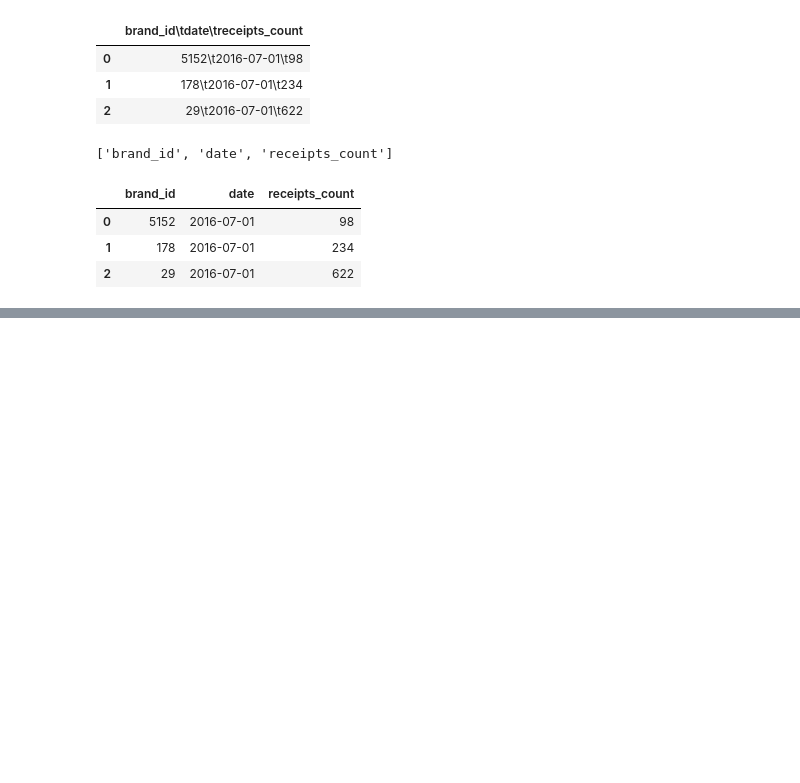
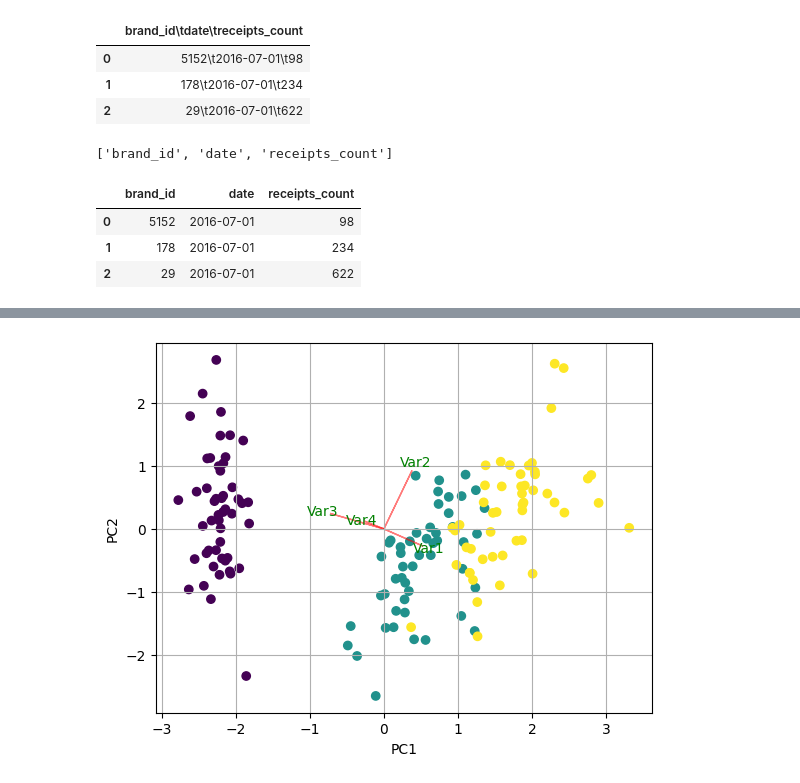
Before and after one commit to sawa25/project_8_2Y, a Jupyter notebook: lipton.ipynb, the cells around one changed output, grey strips where cells are left out. Drawn from its saved outputs; the diff is of its cells as text; code cells hidden in the pictures; blank space fills up the shorter version.

```diff
--- a/lipton.ipynb
+++ b/lipton.ipynb
@@ -37,0 +272,12 @@ memory usage: 10.9+ KB
+# %%
+import numpy as np
+import matplotlib.pyplot as plt
+from sklearn import datasets
+import pandas as pd
+from sklearn.preprocessing import StandardScaler
+from sklearn.decomposition import PCA
+
+iris = datasets.load_iris()
+X = iris.data
+y = iris.target
+display(X,y)
@@ -37,0 +309,11 @@ memory usage: 10.9+ KB
+# %%
+
+#In general it is a good idea to scale the data
+scaler = StandardScaler()
+scaler.fit(X)
+X=scaler.transform(X)
+
+pca = PCA()
+pca.fit(X,y)
+x_new = pca.transform(X)
+x_new
@@ -37,0 +338,24 @@ memory usage: 10.9+ KB
+# %%
+
+def myplot(score,coeff,labels=None):
+    xs = score[:,0]
+    ys = score[:,1]
+    n = coeff.shape[0]
+
+    plt.scatter(xs ,ys, c = y) #without scaling
+    for i in range(n):
+        plt.arrow(0, 0, coeff[i,0], coeff[i,1],color = 'r',alpha = 0.5)
+        if labels is None:
+            plt.text(coeff[i,0]* 1.15, coeff[i,1] * 1.15, "Var"+str(i+1), color = 'g', ha = 'center', va = 'center')
+        else:
+            plt.text(coeff[i,0]* 1.15, coeff[i,1] * 1.15, labels[i], color = 'g', ha = 'center', va = 'center')
+
+plt.xlabel("PC{}".format(1))
+plt.ylabel("PC{}".format(2))
+plt.grid()
+
+#Call the function.
+myplot(x_new[:,0:2], pca.components_)
+plt.show()
+# %% [output]
+[figure, added]
```
Also changed, not shown: parts of 22 cells of this notebook.
